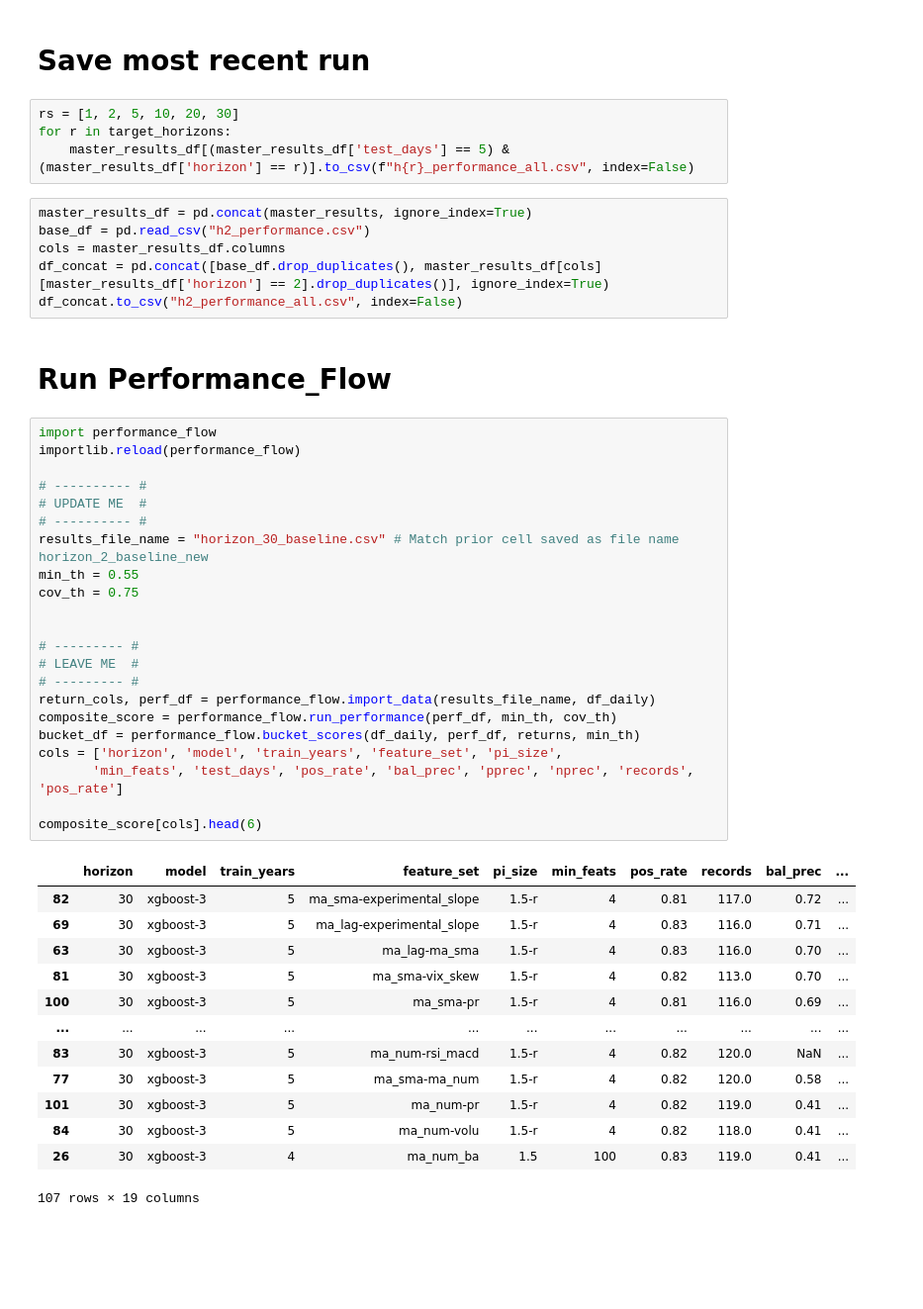
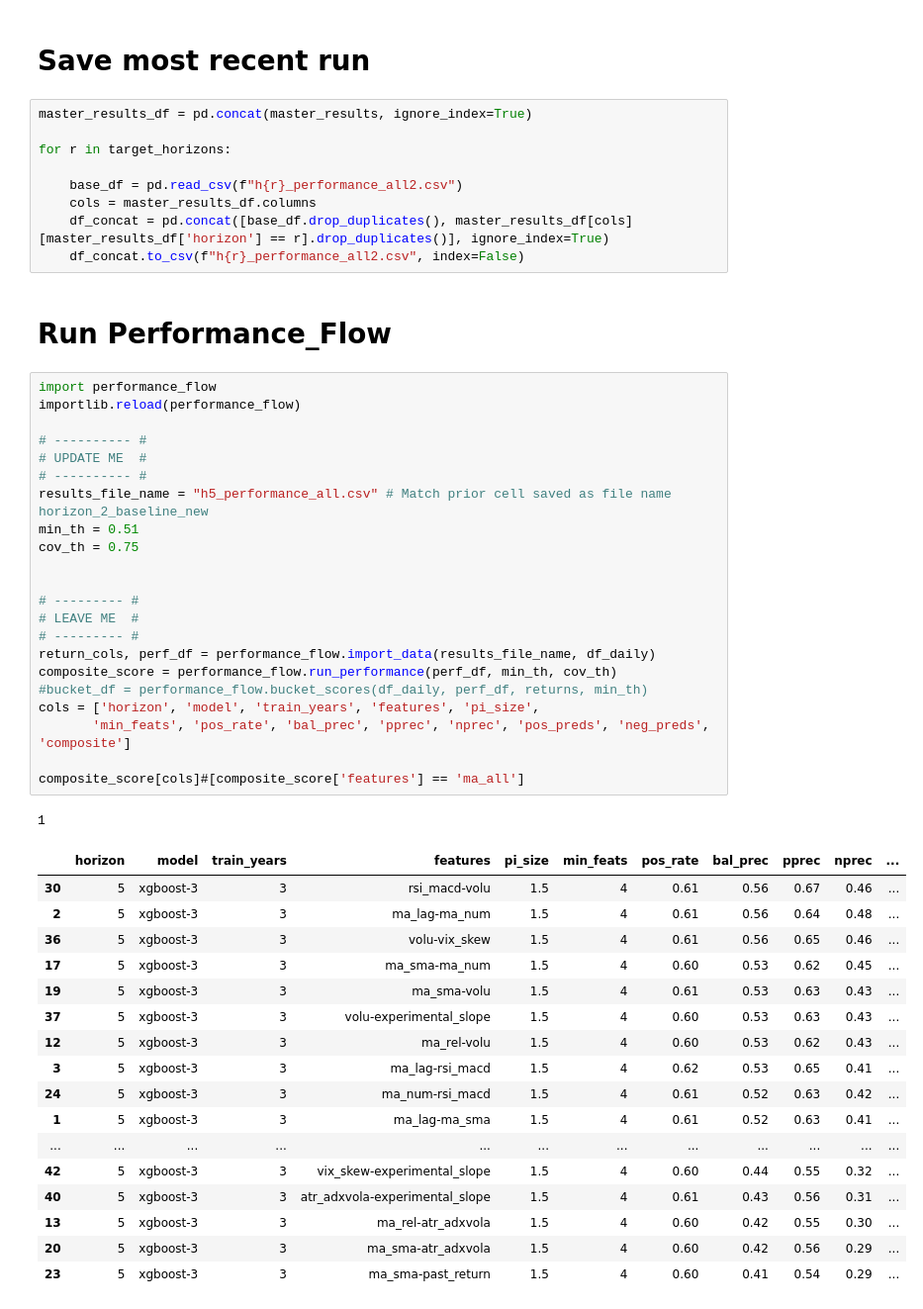
Before and after one commit to bchase17/Stocks, a Jupyter notebook: train_flow.ipynb, the cells around one changed output. Shown at 99% size. Saved outputs shown, nothing was run; the diff lists cells and outputs as text; blank space fills up the shorter version.

```diff
--- a/train_flow.ipynb
+++ b/train_flow.ipynb
@@ -119,50 +192,54 @@ KeyboardInterrupt:
 # %% [markdown]
 # Save most recent run
-# %%
-rs = [1, 2, 5, 10, 20, 30]
-for r in target_horizons:
-    master_results_df[(master_results_df['test_days'] == 5) & (master_results_df['horizon'] == r)].to_csv(f"h{r}_performance_all.csv", index=False)
 # %%
 master_results_df = pd.concat(master_results, ignore_index=True)
-base_df = pd.read_csv("h2_performance.csv")
-cols = master_results_df.columns
-df_concat = pd.concat([base_df.drop_duplicates(), master_results_df[cols][master_results_df['horizon'] == 2].drop_duplicates()], ignore_index=True)
-df_concat.to_csv("h2_performance_all.csv", index=False)
+
+for r in target_horizons:
+
+    base_df = pd.read_csv(f"h{r}_performance_all2.csv")
+    cols = master_results_df.columns
+    df_concat = pd.concat([base_df.drop_duplicates(), master_results_df[cols][master_results_df['horizon'] == r].drop_duplicates()], ignore_index=True)
+    df_concat.to_csv(f"h{r}_performance_all2.csv", index=False)
 # %% [markdown]
 # Run Performance_Flow
 # %%
 import performance_flow
 importlib.reload(performance_flow)
 
 # ---------- #
 # UPDATE ME  #
 # ---------- #
-results_file_name = "horizon_30_baseline.csv" # Match prior cell saved as file name horizon_2_baseline_new
-min_th = 0.55
+results_file_name = "h5_performance_all.csv" # Match prior cell saved as file name horizon_2_baseline_new
+min_th = 0.51
 cov_th = 0.75
 
 
 # --------- #
 # LEAVE ME  #
 # --------- #
 return_cols, perf_df = performance_flow.import_data(results_file_name, df_daily)
 composite_score = performance_flow.run_performance(perf_df, min_th, cov_th)
-bucket_df = performance_flow.bucket_scores(df_daily, perf_df, returns, min_th)
-cols = ['horizon', 'model', 'train_years', 'feature_set', 'pi_size',
-       'min_feats', 'test_days', 'pos_rate', 'bal_prec', 'pprec', 'nprec', 'records', 'pos_rate']
+#bucket_df = performance_flow.bucket_scores(df_daily, perf_df, returns, min_th)
+cols = ['horizon', 'model', 'train_years', 'features', 'pi_size',
+       'min_feats', 'pos_rate', 'bal_prec', 'pprec', 'nprec', 'pos_preds', 'neg_preds', 'composite']
 
-composite_score[cols].head(6)
+composite_score[cols]#[composite_score['features'] == 'ma_all']
 # %% [output]
+1
-|  | horizon | model | train_years | feature_set | pi_size | min_feats | pos_rate | records | bal_prec | ... |
-| 82 | 30 | xgboost-3 | 5 | ma_sma-experimental_slope | 1.5-r | 4 | 0.81 | 117.0 | 0.72 | ... |
-| 69 | 30 | xgboost-3 | 5 | ma_lag-experimental_slope | 1.5-r | 4 | 0.83 | 116.0 | 0.71 | ... |
-| 63 | 30 | xgboost-3 | 5 | ma_lag-ma_sma | 1.5-r | 4 | 0.83 | 116.0 | 0.70 | ... |
-| 81 | 30 | xgboost-3 | 5 | ma_sma-vix_skew | 1.5-r | 4 | 0.82 | 113.0 | 0.70 | ... |
-| 100 | 30 | xgboost-3 | 5 | ma_sma-pr | 1.5-r | 4 | 0.81 | 116.0 | 0.69 | ... |
-| ... | ... | ... | ... | ... | ... | ... | ... | ... | ... | ... |
-| 83 | 30 | xgboost-3 | 5 | ma_num-rsi_macd | 1.5-r | 4 | 0.82 | 120.0 | NaN | ... |
-| 77 | 30 | xgboost-3 | 5 | ma_sma-ma_num | 1.5-r | 4 | 0.82 | 120.0 | 0.58 | ... |
-| 101 | 30 | xgboost-3 | 5 | ma_num-pr | 1.5-r | 4 | 0.82 | 119.0 | 0.41 | ... |
-| 84 | 30 | xgboost-3 | 5 | ma_num-volu | 1.5-r | 4 | 0.82 | 118.0 | 0.41 | ... |
-| 26 | 30 | xgboost-3 | 4 | ma_num_ba | 1.5 | 100 | 0.83 | 119.0 | 0.41 | ... |
+|  | horizon | model | train_years | features | pi_size | min_feats | pos_rate | bal_prec | pprec | nprec | ... |
+| 30 | 5 | xgboost-3 | 3 | rsi_macd-volu | 1.5 | 4 | 0.61 | 0.56 | 0.67 | 0.46 | ... |
+| 2 | 5 | xgboost-3 | 3 | ma_lag-ma_num | 1.5 | 4 | 0.61 | 0.56 | 0.64 | 0.48 | ... |
+| 36 | 5 | xgboost-3 | 3 | volu-vix_skew | 1.5 | 4 | 0.61 | 0.56 | 0.65 | 0.46 | ... |
+| 17 | 5 | xgboost-3 | 3 | ma_sma-ma_num | 1.5 | 4 | 0.60 | 0.53 | 0.62 | 0.45 | ... |
+| 19 | 5 | xgboost-3 | 3 | ma_sma-volu | 1.5 | 4 | 0.61 | 0.53 | 0.63 | 0.43 | ... |
+| 37 | 5 | xgboost-3 | 3 | volu-experimental_slope | 1.5 | 4 | 0.60 | 0.53 | 0.63 | 0.43 | ... |
+| 12 | 5 | xgboost-3 | 3 | ma_rel-volu | 1.5 | 4 | 0.60 | 0.53 | 0.62 | 0.43 | ... |
+| 3 | 5 | xgboost-3 | 3 | ma_lag-rsi_macd | 1.5 | 4 | 0.62 | 0.53 | 0.65 | 0.41 | ... |
+| 24 | 5 | xgboost-3 | 3 | ma_num-rsi_macd | 1.5 | 4 | 0.61 | 0.52 | 0.63 | 0.42 | ... |
+| 1 | 5 | xgboost-3 | 3 | ma_lag-ma_sma | 1.5 | 4 | 0.61 | 0.52 | 0.63 | 0.41 | ... |
+| ... | ... | ... | ... | ... | ... | ... | ... | ... | ... | ... | ... |
+| 42 | 5 | xgboost-3 | 3 | vix_skew-experimental_slope | 1.5 | 4 | 0.60 | 0.44 | 0.55 | 0.32 | ... |
+| 40 | 5 | xgboost-3 | 3 | atr_adxvola-experimental_slope | 1.5 | 4 | 0.61 | 0.43 | 0.56 | 0.31 | ... |
+| 13 | 5 | xgboost-3 | 3 | ma_rel-atr_adxvola | 1.5 | 4 | 0.60 | 0.42 | 0.55 | 0.30 | ... |
+| 20 | 5 | xgboost-3 | 3 | ma_sma-atr_adxvola | 1.5 | 4 | 0.60 | 0.42 | 0.56 | 0.29 | ... |
+| 23 | 5 | xgboost-3 | 3 | ma_sma-past_return | 1.5 | 4 | 0.60 | 0.41 | 0.54 | 0.29 | ... |
-107 rows × 19 columns
```
Also changed, not shown: parts of 3 cells of this notebook, 6 other files.
